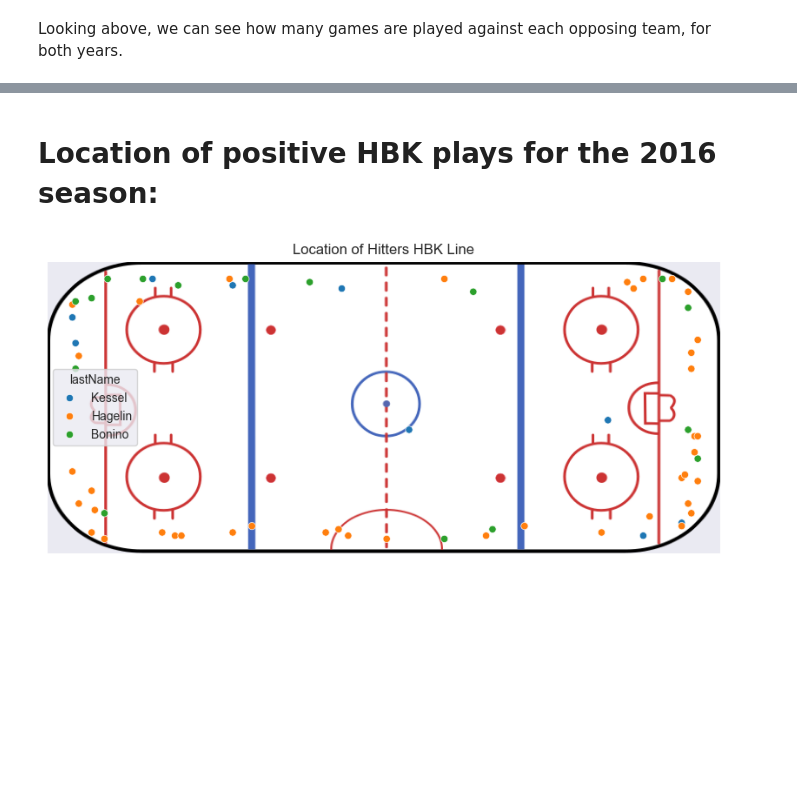
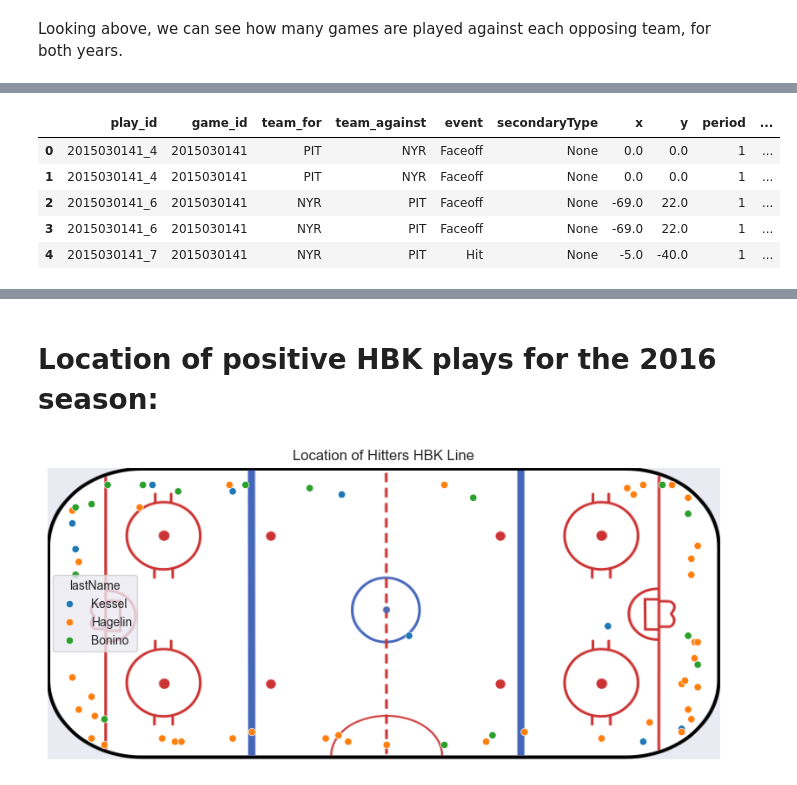
Before and after one commit to boncz/PenguinsHockeyAnalysis, a Jupyter notebook: PensPlayoffAnalysis.ipynb, the cells around one changed output, grey strips where cells are left out. Drawn from its saved outputs; the diff is of its cells as text; code cells hidden in the pictures; blank space fills up the shorter version.

```diff
--- a/PensPlayoffAnalysis.ipynb
+++ b/PensPlayoffAnalysis.ipynb
@@ -225,6 +274,7 @@ This is helpful, but it shows both teams, where I only need the opposing team.
 games_teams_2016['opposing_team'] = games_teams_2016['team_for'].apply(
     lambda row: [val for val in row if val != 'PIT']
 )
-games_teams_2016.drop('team_for',axis=1)
+games_teams_2016.drop('team_for',axis=1, inplace=True)
+games_teams_2016
 # %% [output]
 |  | game_id | opposing_team |
@@ -315,0 +345,3 @@ Just for fun, I want to see a map of different events
+# %%
+#isolate the team name, since it has become a list instead of a string:
+games_teams_2016['opposing_team'] = games_teams_2016['opposing_team'].str[0]
@@ -315,0 +391,11 @@ Just for fun, I want to see a map of different events
+# %%
+#2016:
+NYR_2016_games = list(games_teams_2016[games_teams_2016['opposing_team']=='NYR'].game_id)
+SJS_2016_games = list(games_teams_2016[games_teams_2016['opposing_team']=='SJS'].game_id)
+TBL_2016_games = list(games_teams_2016[games_teams_2016['opposing_team']=='TBL'].game_id)
+WSH_2016_games = list(games_teams_2016[games_teams_2016['opposing_team']=='WSH'].game_id)
+#2017:
+CBJ_2017_games = list(games_teams_2017[games_teams_2017['opposing_team']=='CBJ'].game_id)
+NSH_2017_games = list(games_teams_2017[games_teams_2017['opposing_team']=='NSH'].game_id)
+OTT_2017_games = list(games_teams_2017[games_teams_2017['opposing_team']=='OTT'].game_id)
+WSH_2017_games = list(games_teams_2017[games_teams_2017['opposing_team']=='WSH'].game_id)
@@ -316,3 +416,26 @@ Just for fun, I want to see a map of different events
+# %%
+#Breaking the data into separate rounds of the playoffs
+
+#2016:
+Round_1_2016 = pens_2016_playoff_df[pens_2016_playoff_df['game_id'].isin(NYR_2016_games)]
+Round_2_2016 = pens_2016_playoff_df[pens_2016_playoff_df['game_id'].isin(WSH_2016_games)]
+Round_3_2016 = pens_2016_playoff_df[pens_2016_playoff_df['game_id'].isin(TBL_2016_games)]
+Round_4_2016 = pens_2016_playoff_df[pens_2016_playoff_df['game_id'].isin(SJS_2016_games)]
+
+#2017:
+Round_1_2017 = pens_2017_playoff_df[pens_2017_playoff_df['game_id'].isin(CBJ_2017_games)]
+Round_2_2017 = pens_2017_playoff_df[pens_2017_playoff_df['game_id'].isin(WSH_2017_games)]
+Round_3_2017 = pens_2017_playoff_df[pens_2017_playoff_df['game_id'].isin(OTT_2017_games)]
+Round_4_2017 = pens_2017_playoff_df[pens_2017_playoff_df['game_id'].isin(NSH_2017_games)]
+# %%
+Round_1_2016.head()
+# %% [output]
+|  | play_id | game_id | team_for | team_against | event | secondaryType | x | y | period | ... |
+| 0 | 2015030141_4 | 2015030141 | PIT | NYR | Faceoff | None | 0.0 | 0.0 | 1 | ... |
+| 1 | 2015030141_4 | 2015030141 | PIT | NYR | Faceoff | None | 0.0 | 0.0 | 1 | ... |
+| 2 | 2015030141_6 | 2015030141 | NYR | PIT | Faceoff | None | -69.0 | 22.0 | 1 | ... |
+| 3 | 2015030141_6 | 2015030141 | NYR | PIT | Faceoff | None | -69.0 | 22.0 | 1 | ... |
+| 4 | 2015030141_7 | 2015030141 | NYR | PIT | Hit | None | -5.0 | -40.0 | 1 | ... |
 # %%
 def plotHockeyPoints(data, column, column_filter):
     scatter_data = data.loc[data[column]==column_filter]
```
Also changed, not shown: parts of 18 cells of this notebook.
